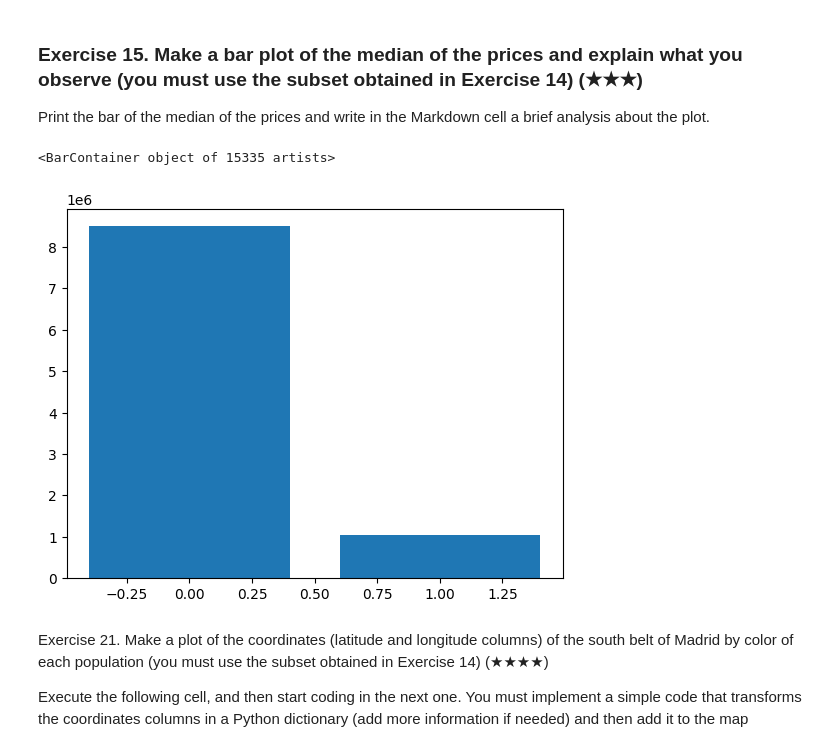
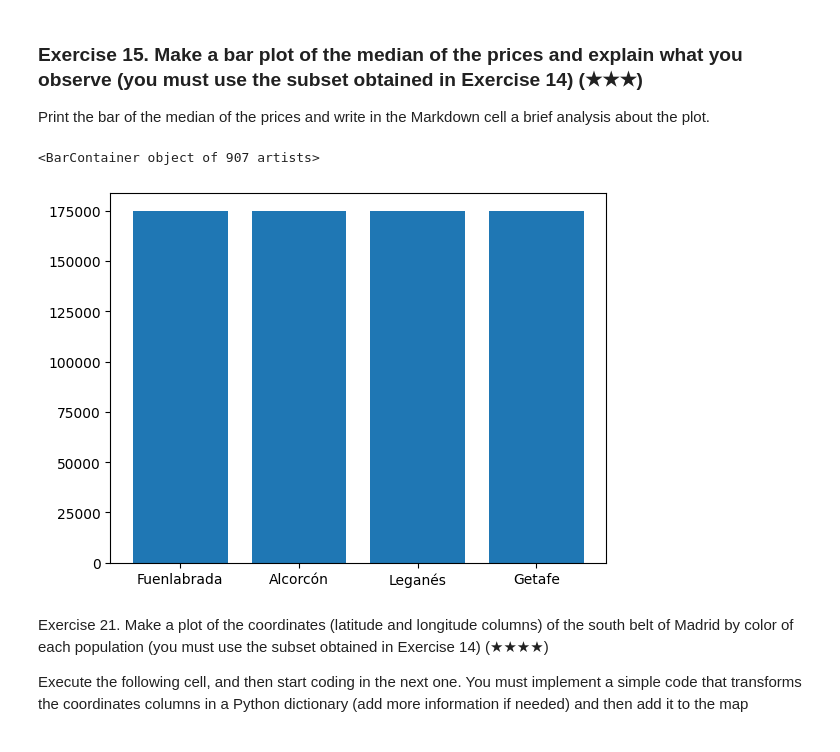
Before and after one commit to Isacondobled/pre_work, a Jupyter notebook: notebooks/01_analysis.ipynb, the cells around one changed output. Drawn from its saved outputs; the diff is of its cells as text; code cells hidden in the pictures.

```diff
--- a/notebooks/01_analysis.ipynb
+++ b/notebooks/01_analysis.ipynb
@@ -291,10 +291,10 @@ new_df
 ### Exercise 15. Make a bar plot of the median of the prices and explain what you observe (you must use the subset obtained in Exercise 14) (★★★)
 Print the bar of the median of the prices and write in the Markdown cell a brief analysis about the plot.
 # %%
-plt.bar(df["level5"].isin(["Fuenlabrada", "Leganés", "Getafe", "Alcorcón"]),df["price"])
+plt.bar(new_df["level5"],new_df["price"].median())
 # %% [output]
-<BarContainer object of 15335 artists>
+<BarContainer object of 907 artists>
-[figure, old version]
+[figure, new version]
 # %% [markdown]
 
 Exercise 21. Make a plot of the coordinates (latitude and longitude columns) of the south belt of Madrid by color of each population (you must use the subset obtained in Exercise 14) (★★★★)
```
Also changed, not shown: parts of 2 cells of this notebook.
